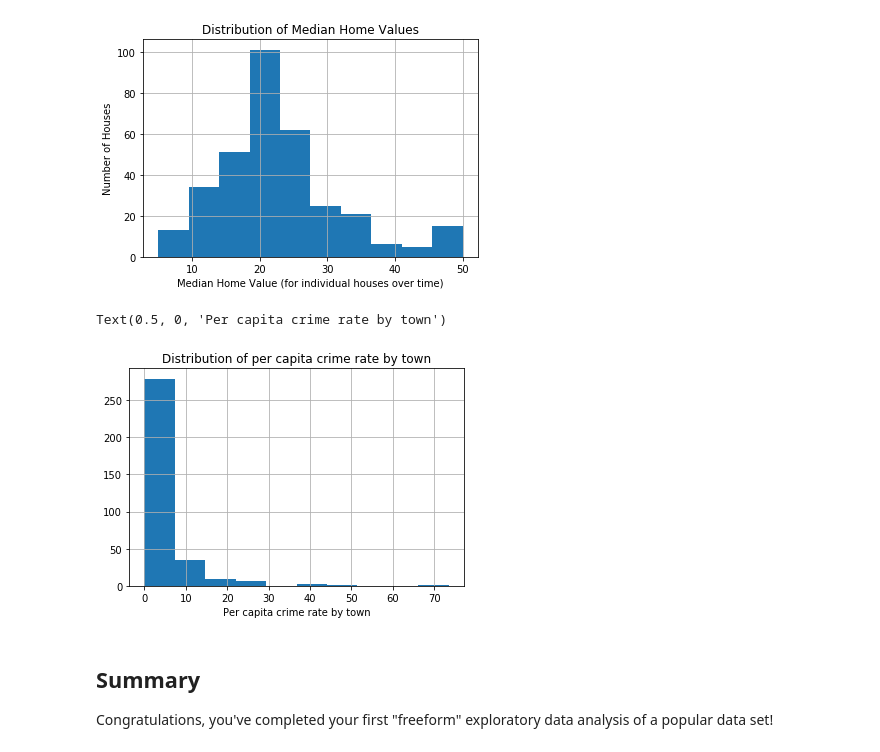
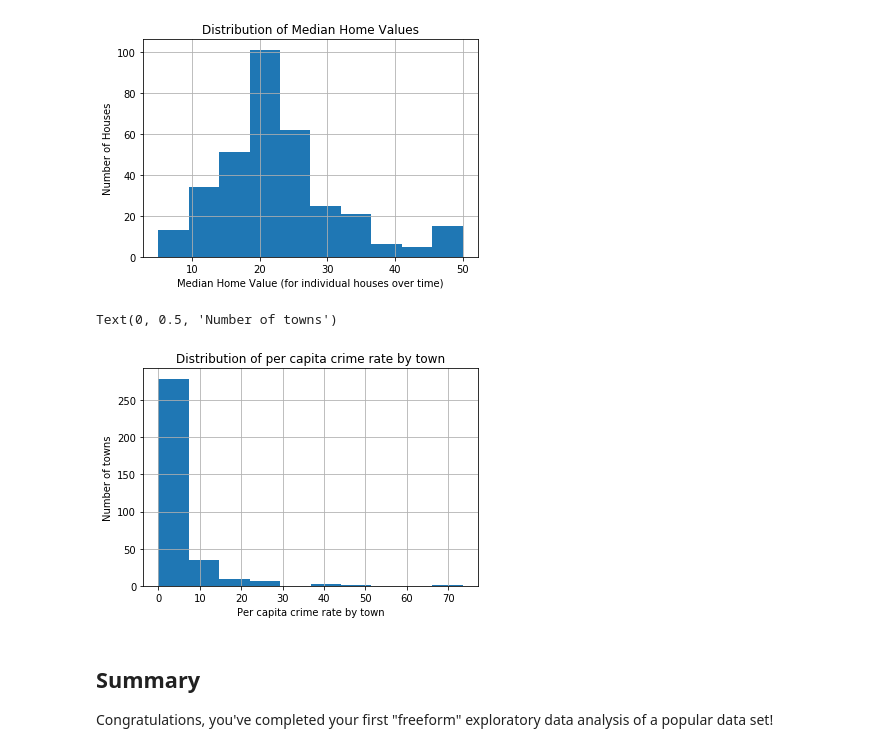
Before and after one commit to Rimab55/dsc-1-03-16-eda-with-pandas-using-the-boston-housing-data-lab-nyc-ds-career-012819, a Jupyter notebook: index.ipynb, the cells around one changed output. Cells and saved outputs as stored; diff of their text form; code cells hidden in the pictures.

```diff
--- a/index.ipynb
+++ b/index.ipynb
@@ -133,11 +133,11 @@ Text(0, 0.5, 'Number of Houses')
 # %%
 df.crim.hist()
 plt.title('Distribution of per capita crime rate by town')
 plt.xlabel('Per capita crime rate by town')
-plt.ylabel('Number of towns i')
+plt.ylabel('Number of towns')
 # %% [output]
-Text(0.5, 0, 'Per capita crime rate by town')
+Text(0, 0.5, 'Number of towns')
-[figure, old version]
+[figure, new version]
 # %% [markdown]
 ## Summary
 
```
